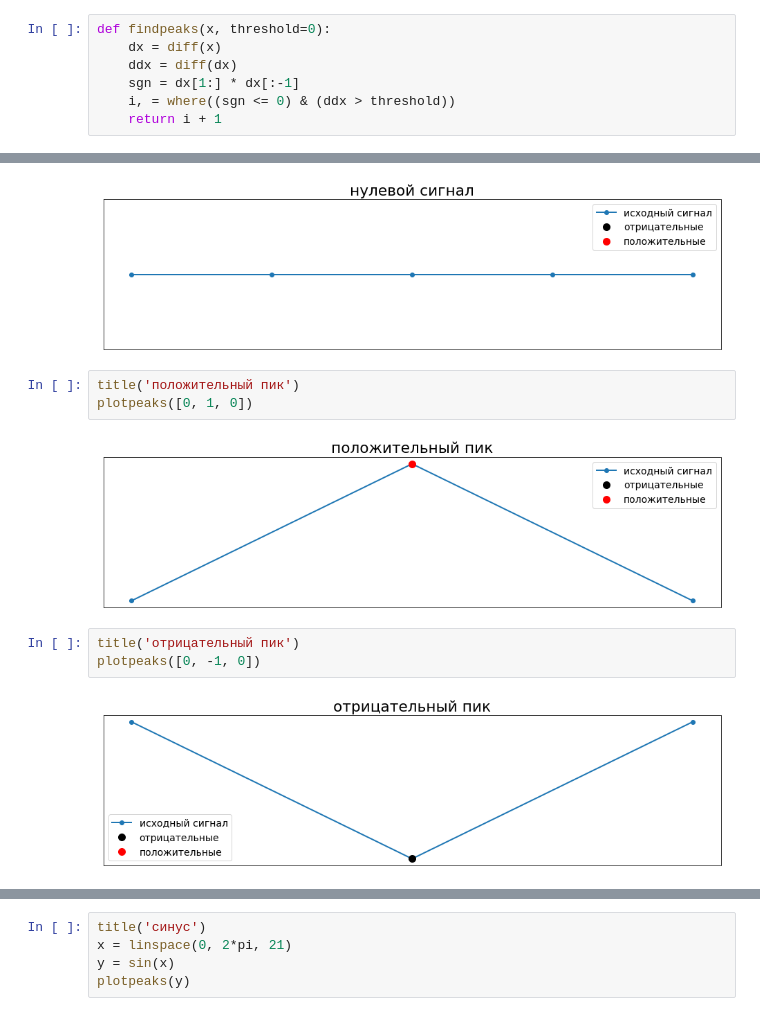
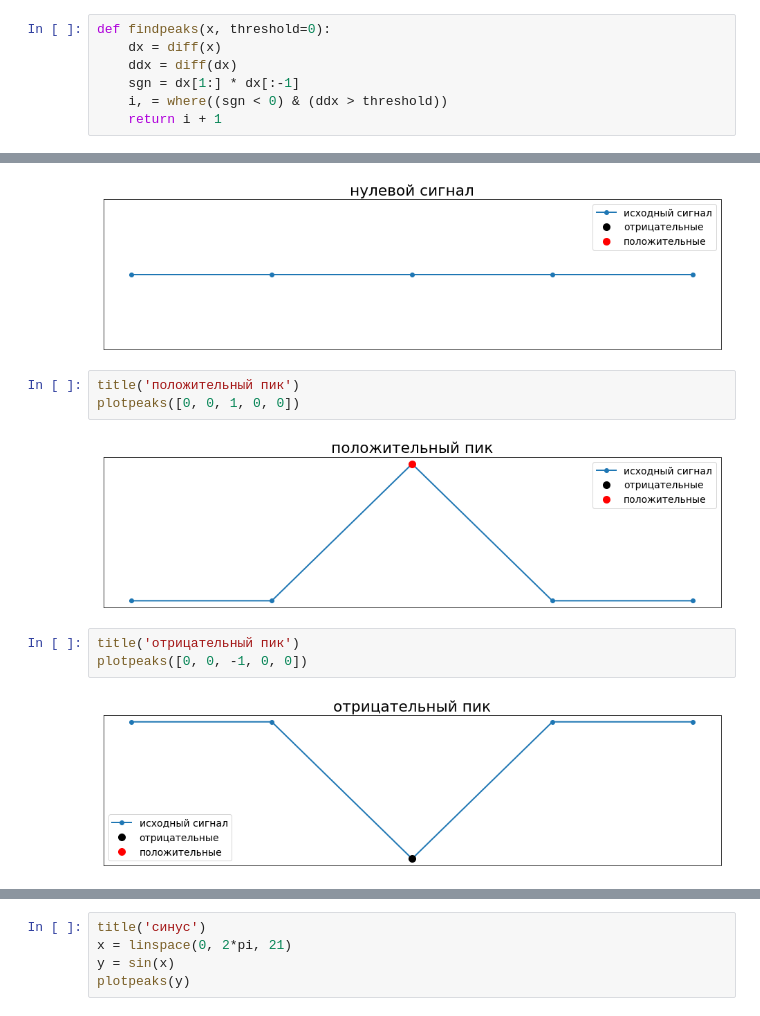
Before and after one commit to kokostek/jupyter-notebooks, a Jupyter notebook: FindPeaks.ipynb, the cells around one changed output, grey strips where cells are left out. Saved outputs shown, nothing was run; the diff lists cells and outputs as text.

```diff
--- a/FindPeaks.ipynb
+++ b/FindPeaks.ipynb
@@ -47,7 +47,7 @@ def findpeaks(x, threshold=0):
     dx = diff(x)
     ddx = diff(dx)
     sgn = dx[1:] * dx[:-1]
-    i, = where((sgn <= 0) & (ddx > threshold))
+    i, = where((sgn < 0) & (ddx > threshold))
     return i + 1
 # %% [markdown]
 Вспомогательная функция для демонстрации.
@@ -80,11 +80,11 @@ plotpeaks([0, 0, 0, 0, 0])
 [figure]
 # %%
 title('положительный пик')
-plotpeaks([0, 1, 0])
+plotpeaks([0, 0, 1, 0, 0])
 # %% [output]
-[figure, old version]
+[figure, new version]
 # %%
 title('отрицательный пик')
-plotpeaks([0, -1, 0])
+plotpeaks([0, 0, -1, 0, 0])
 # %% [output]
-[figure, old version]
+[figure, new version]
```
Also changed, not shown: parts of 8 cells of this notebook.
